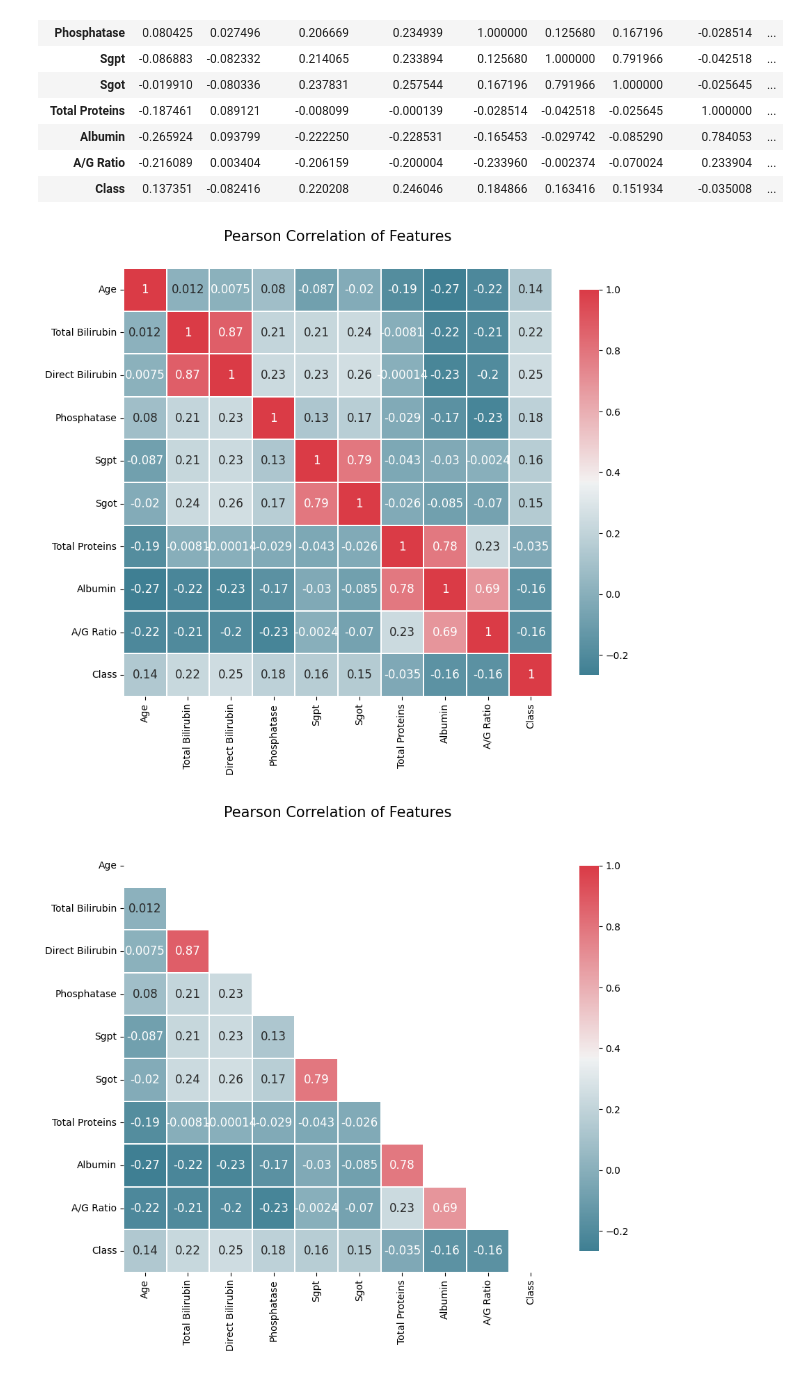
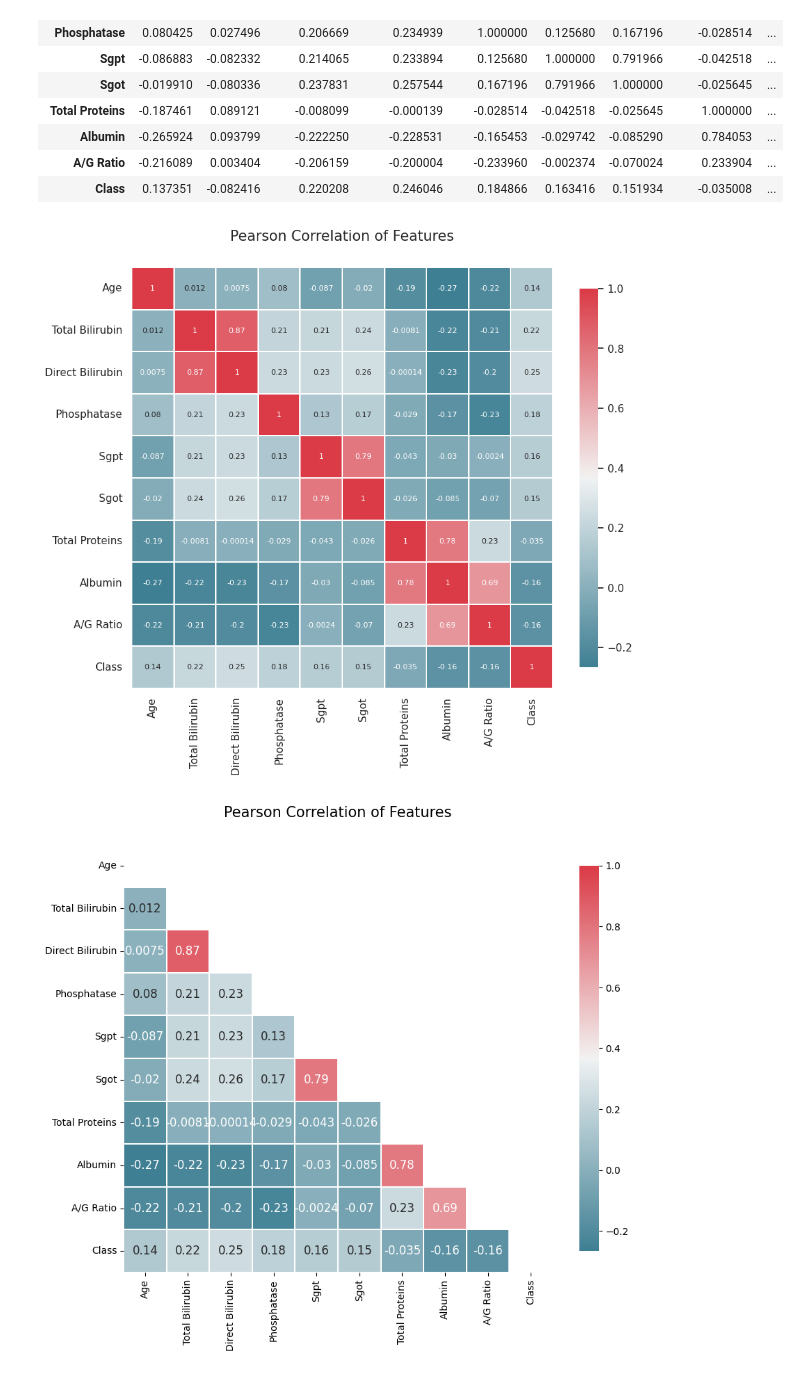
Before and after one commit to Evans2424/IACEC_Project_Model_Performance_Analysis, a Jupyter notebook: IACEC_MLProject.ipynb, the cells around one changed output. Drawn from its saved outputs; the diff is of its cells as text; code cells hidden in the pictures.

```diff
--- a/IACEC_MLProject.ipynb
+++ b/IACEC_MLProject.ipynb
@@ -262,25 +262,24 @@ liver_df1.corr()
 # %%
 def correlation_heatmap(df):
     _ , ax = plt.subplots(figsize =(10, 8))
     colormap = sns.diverging_palette(220, 10, as_cmap = True)
 
     _ = sns.heatmap(
         liver_df1.corr(),
         cmap = colormap,
         square=True,
         cbar_kws={'shrink':.9 },
         ax=ax,
         annot=True,
         linewidths=0.1,vmax=1.0, linecolor='white',
-        annot_kws={'fontsize':12 }
+        annot_kws={'fontsize':8 }
     )
 
     plt.title('Pearson Correlation of Features', y=1.05, size=15)
 
-liver_df1 = liver_df.drop(columns='Gender')
-correlation_heatmap(liver_df)
+correlation_heatmap(liver_df1)
 # %% [output]
-[figure, old version]
+[figure, new version]
 # %%
 def correlation_heatmap(df):
     # Compute the correlation matrix
```
